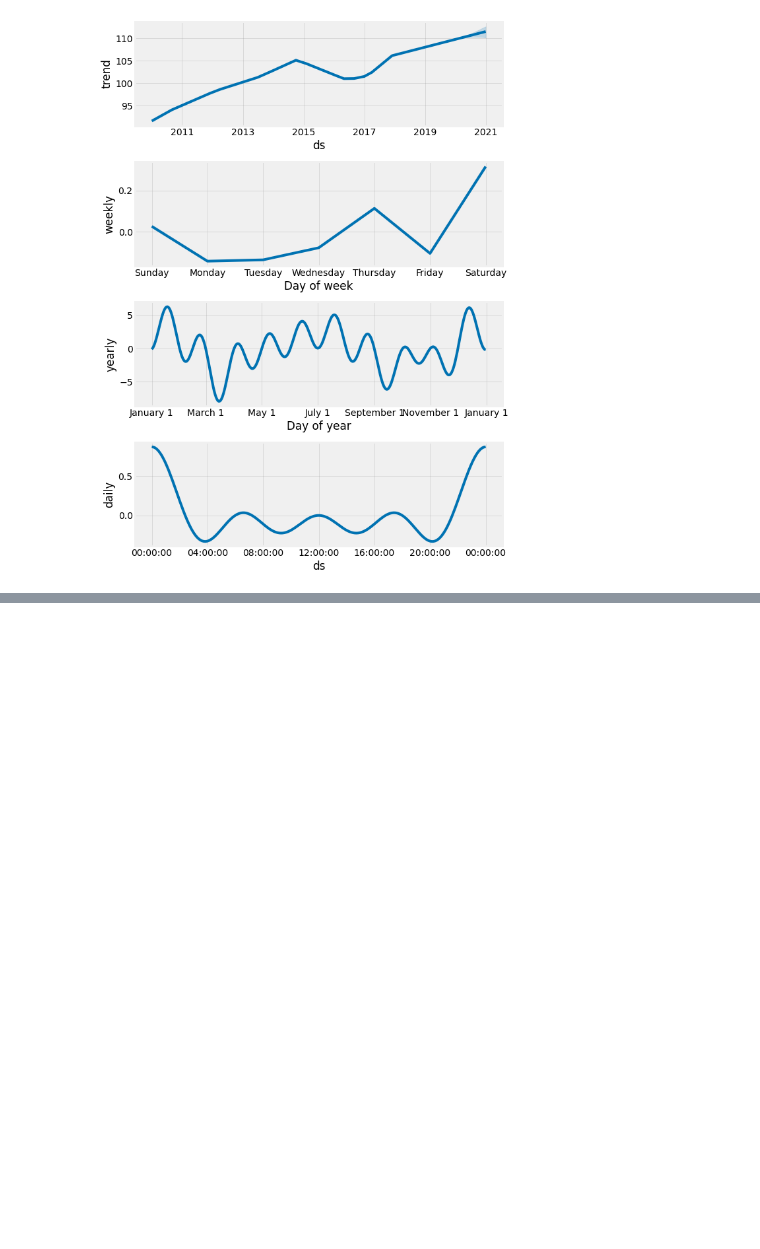
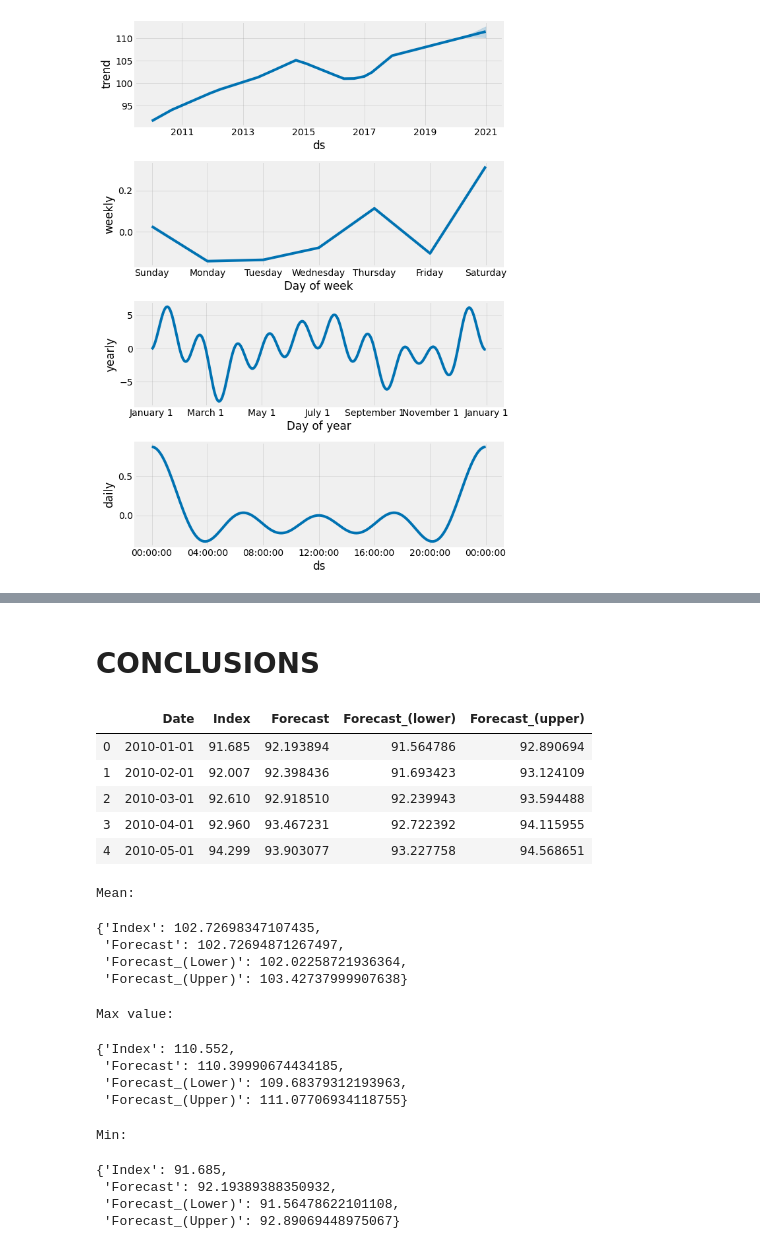
Before and after one commit to azagorowski/Analysis-and-forecast-of-stock-exchange-price-based-on-selected-indicators-using-machine-learning, a Jupyter notebook: scripts/azagorowski_scripts/Industrial_production_forecast_2021.ipynb, the cells around one changed output, grey strips where cells are left out. Saved outputs shown, nothing was run; the diff lists cells and outputs as text; code cells hidden in the pictures; blank space fills up the shorter version.

```diff
--- a/scripts/azagorowski_scripts/Industrial_production_forecast_2021.ipynb
+++ b/scripts/azagorowski_scripts/Industrial_production_forecast_2021.ipynb
@@ -141,3 +141,60 @@ py.iplot(fig)
 # %% [output]
 [interactive output not drawn]
 [interactive output not drawn]
+# %% [markdown]
+# CONCLUSIONS
+# %%
+#Merge two Data Frames (imported from .csv file and forecast) on date column ('ds')
+df2 = df.merge(forecast[['ds', 'yhat', 'yhat_lower', 'yhat_upper']],sort=True,on=['ds'])
+
+#Rename the columns title
+df2 = df2.rename(columns={'ds': 'Date', 'y': 'Index','yhat': 'Forecast',
+                          'yhat_lower': 'Forecast_(lower)','yhat_upper': 'Forecast_(upper)'})
+
+#Display header
+df2.head()
+# %% [output]
+|  | Date | Index | Forecast | Forecast_(lower) | Forecast_(upper) |
+| 0 | 2010-01-01 | 91.685 | 92.193894 | 91.564786 | 92.890694 |
+| 1 | 2010-02-01 | 92.007 | 92.398436 | 91.693423 | 93.124109 |
+| 2 | 2010-03-01 | 92.610 | 92.918510 | 92.239943 | 93.594488 |
+| 3 | 2010-04-01 | 92.960 | 93.467231 | 92.722392 | 94.115955 |
+| 4 | 2010-05-01 | 94.299 | 93.903077 | 93.227758 | 94.568651 |
+# %%
+#Calculation of mean for every column
+meanIndex = df2['Index'].mean()
+meanForecast = df2['Forecast'].mean()
+meanForecastLower = df2['Forecast_(lower)'].mean()
+meanForecastUpper = df2['Forecast_(upper)'].mean()
+
+#Dictionary with mean values
+meanDict = ({'Index': meanIndex, 'Forecast': meanForecast,
+            'Forecast_(Lower)': meanForecastLower, 'Forecast_(Upper)': meanForecastUpper})
+#Display mean
+print('Mean: ')
+meanDict
+# %% [output]
+Mean:
+{'Index': 102.72698347107435,
+ 'Forecast': 102.72694871267497,
+ 'Forecast_(Lower)': 102.02258721936364,
+ 'Forecast_(Upper)': 103.42737999907638}
+# %%
+#Calculation of max for every column
+maxIndex = df2['Index'].max()
+maxForecast = df2['Forecast'].max()
+maxForecastLower = df2['Forecast_(lower)'].max()
+maxForecastUpper = df2['Forecast_(upper)'].max()
+
+#Dictionary with max values
+maxDict = ({'Index': maxIndex, 'Forecast': maxForecast,
+            'Forecast_(Lower)': maxForecastLower, 'Forecast_(Upper)': maxForecastUpper})
+#Display max
+print('Max value: ')
+maxDict
+# %% [output]
+Max value:
+{'Index': 110.552,
+ 'Forecast': 110.39990674434185,
+ 'Forecast_(Lower)': 109.68379312193963,
+ 'Forecast_(Upper)': 111.07706934118755}
@@ -143,0 +206,19 @@ py.iplot(fig)
+# %%
+#Calculation of min for every column
+minIndex = df2['Index'].min()
+minForecast = df2['Forecast'].min()
+minForecastLower = df2['Forecast_(lower)'].min()
+minForecastUpper = df2['Forecast_(upper)'].min()
+
+#Dictionary with min values
+minDict = ({'Index': minIndex, 'Forecast': minForecast,
+            'Forecast_(Lower)': minForecastLower, 'Forecast_(Upper)': minForecastUpper})
+#Display mean
+print('Min: ')
+minDict
+# %% [output]
+Min:
+{'Index': 91.685,
+ 'Forecast': 92.19389388350932,
+ 'Forecast_(Lower)': 91.56478622101108,
+ 'Forecast_(Upper)': 92.89069448975067}
```
Also changed, not shown: parts of 3 cells of this notebook.
